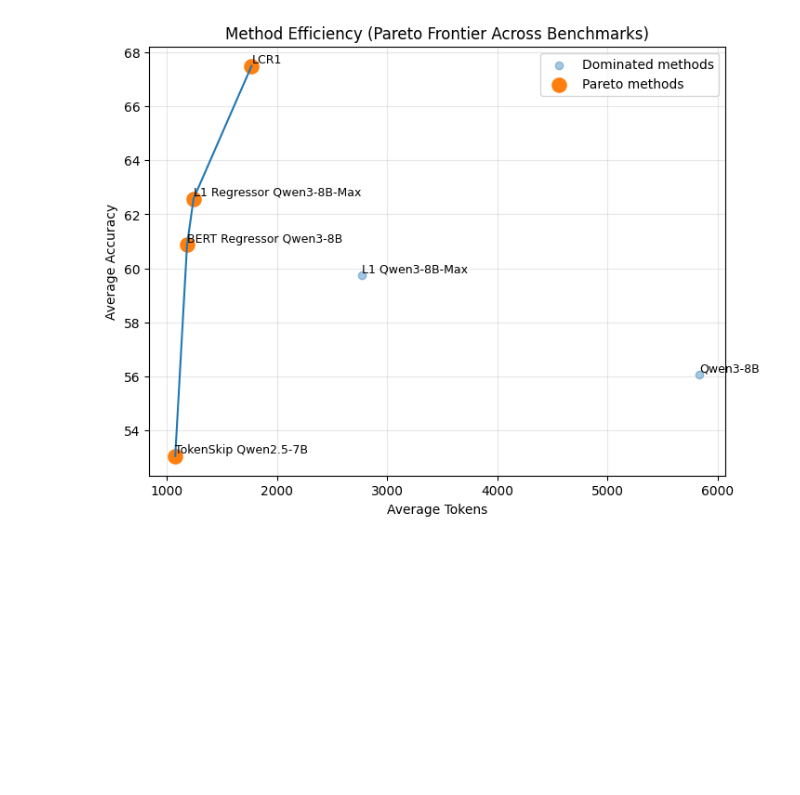
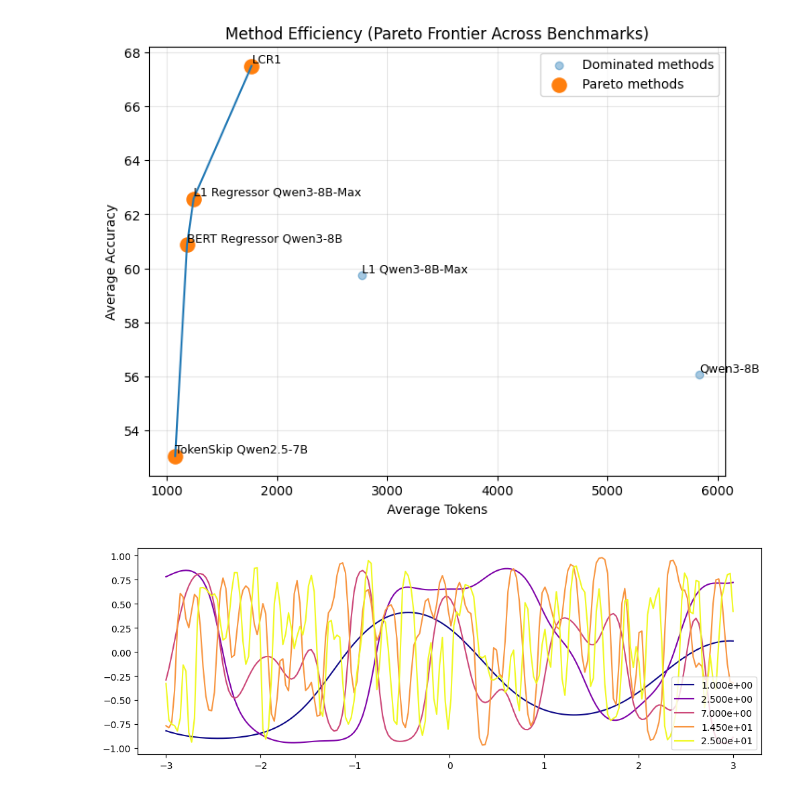
Before and after one commit to viktorvesely/liquid, a Jupyter notebook: liquid_jax/testing.ipynb, the cells around one changed output. Cells and saved outputs as stored; diff of their text form; code cells hidden in the pictures; blank space fills up the shorter version.

```diff
--- a/liquid_jax/testing.ipynb
+++ b/liquid_jax/testing.ipynb
@@ -437,3 +437,38 @@ plt.legend()
 plt.show()
 # %% [output]
 [figure]
+# %%
+import numpy as np
+import matplotlib.pyplot as plt
+
+
+x = np.linspace(-3, 3, 200)
+
+def strict_fourier_complexity(x, sigma=1.0, n_features=100):
+    # Random frequencies and phases
+    omega = np.random.normal(0, sigma, size=(n_features, 1))
+    phi = np.random.uniform(0, 2 * np.pi, size=(n_features, 1))
+
+    # Compute Raw Fourier Sum
+    raw_sum = np.sum(np.cos(omega @ x.reshape(1, -1) + phi), axis=0)
+
+    # Scale by 1/sqrt(N) to keep the input to tanh in a sensitive range
+    # then squash to exactly (-1, 1)
+    return np.tanh(raw_sum / np.sqrt(n_features))
+
+def powspace(start, stop, num, power):
+    steps = np.linspace(0, 1, num)
+    return start + (stop - start) * (steps ** power)
+
+# Example: Squaring the steps makes them denser near the start
+sigmas = powspace(1, 25, 5, power=2.0)
+
+fig, ax = plt.subplots(figsize=(12, 4))
+colors = plt.cm.plasma(np.linspace(0, 1, len(sigmas)))
+for c, sigma in zip(colors, sigmas):
+    ax.plot(x, strict_fourier_complexity(x, sigma=sigma), label=f"{sigma:.3e}", color=c)
+
+ax.legend()
+plt.show()
+# %% [output]
+[figure, added]
```
Also changed, not shown: parts of 1 cell of this notebook, 3 other files.
